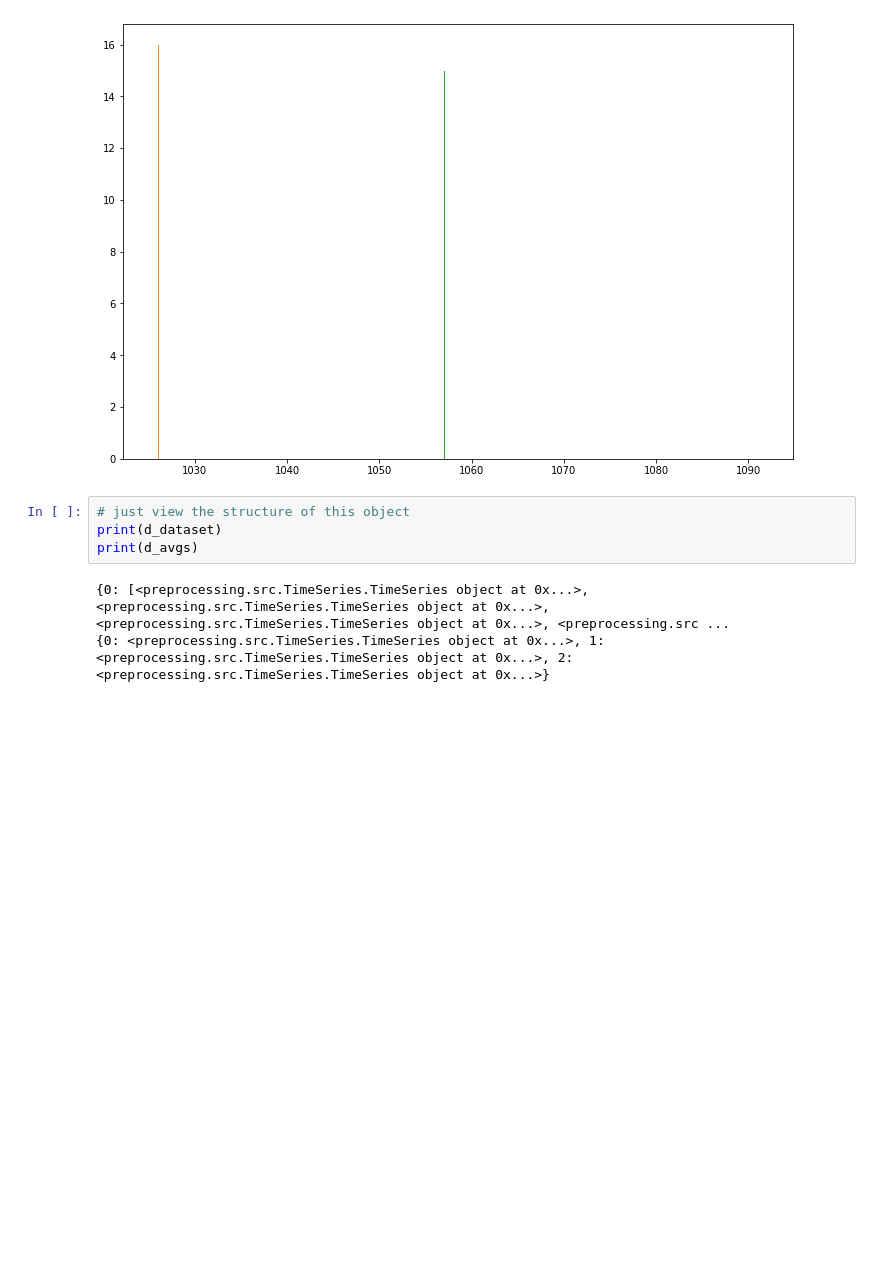
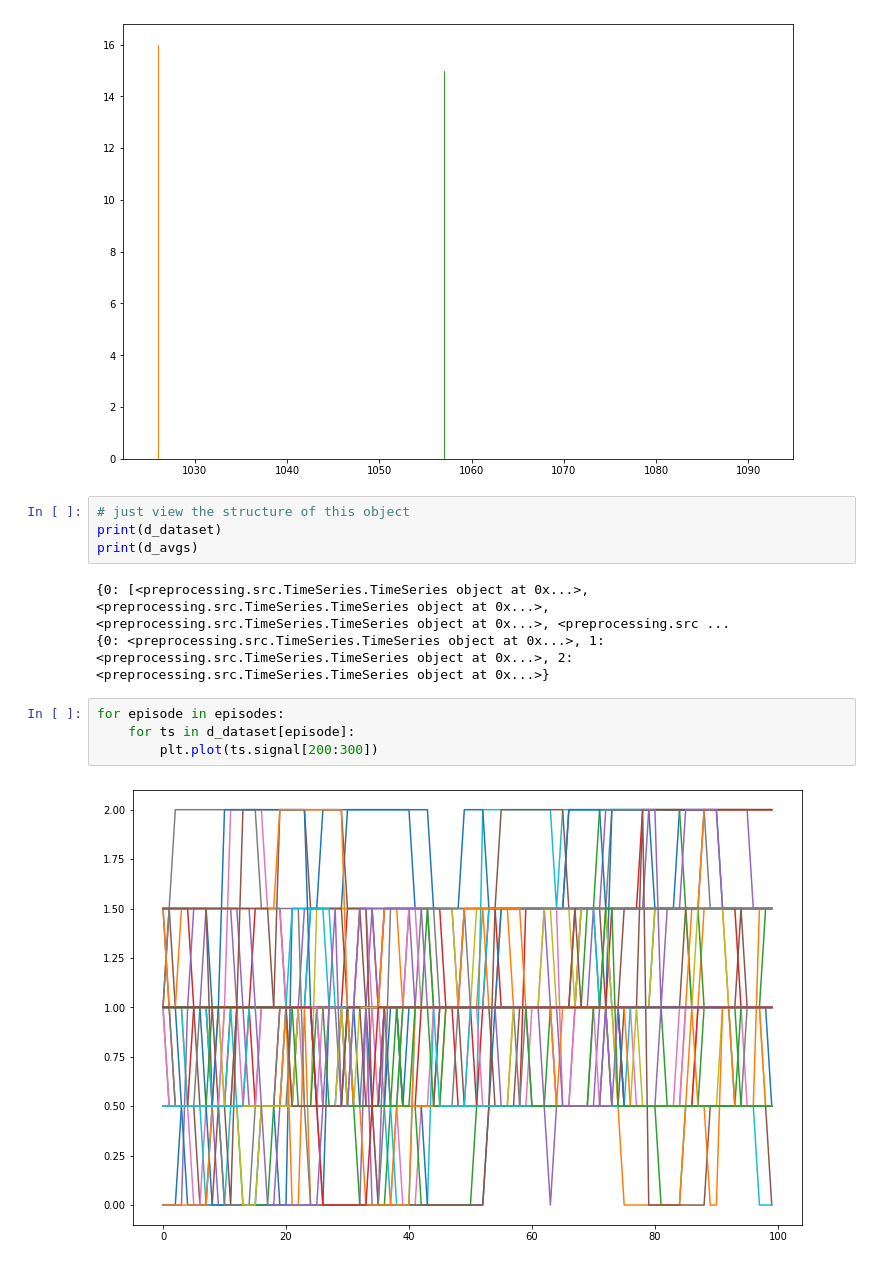
Before and after one commit to ChildBrainLab/LCBDtools, a Jupyter notebook: scripts/Beh/ATVcorrelations.ipynb, the cells around one changed output. Drawn from its saved outputs; the diff is of its cells as text; blank space fills up the shorter version.

```diff
--- a/scripts/Beh/ATVcorrelations.ipynb
+++ b/scripts/Beh/ATVcorrelations.ipynb
@@ -124,6 +130,12 @@ print(d_avgs)
 # %% [output]
 {0: [<preprocessing.src.TimeSeries.TimeSeries object at 0x...>, <preprocessing.src.TimeSeries.TimeSeries object at 0x...>, <preprocessing.src.TimeSeries.TimeSeries object at 0x...>, <preprocessing.src ...
 {0: <preprocessing.src.TimeSeries.TimeSeries object at 0x...>, 1: <preprocessing.src.TimeSeries.TimeSeries object at 0x...>, 2: <preprocessing.src.TimeSeries.TimeSeries object at 0x...>}
+# %%
+for episode in episodes:
+    for ts in d_dataset[episode]:
+        plt.plot(ts.signal[200:300])
+# %% [output]
+[figure, added]
 # %%
 plt.scatter(
     d_dataset[0][0].signal,
```
Also changed, not shown: parts of 15 cells of this notebook, 2 other files.
